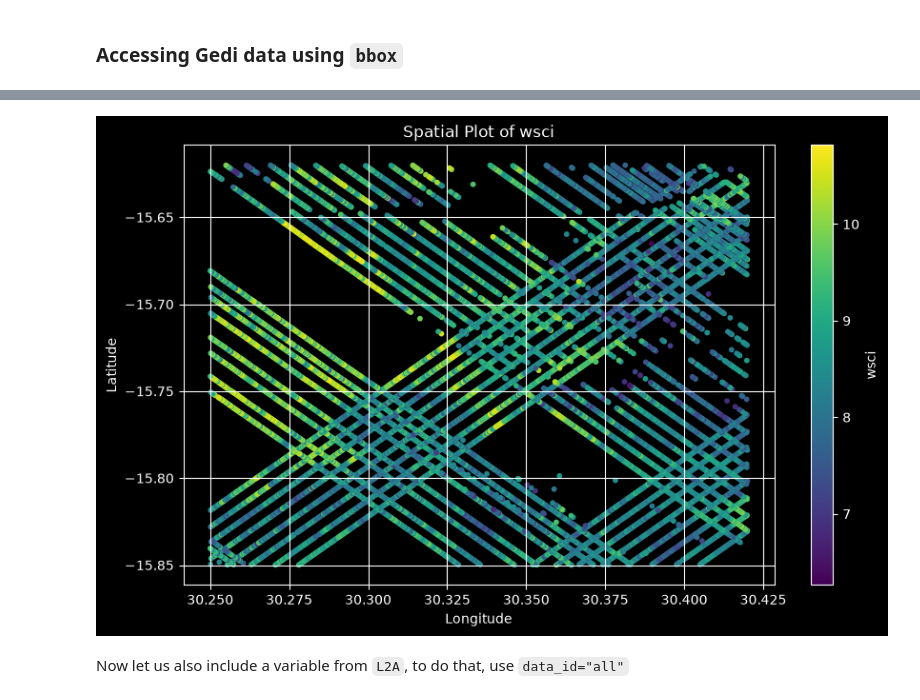
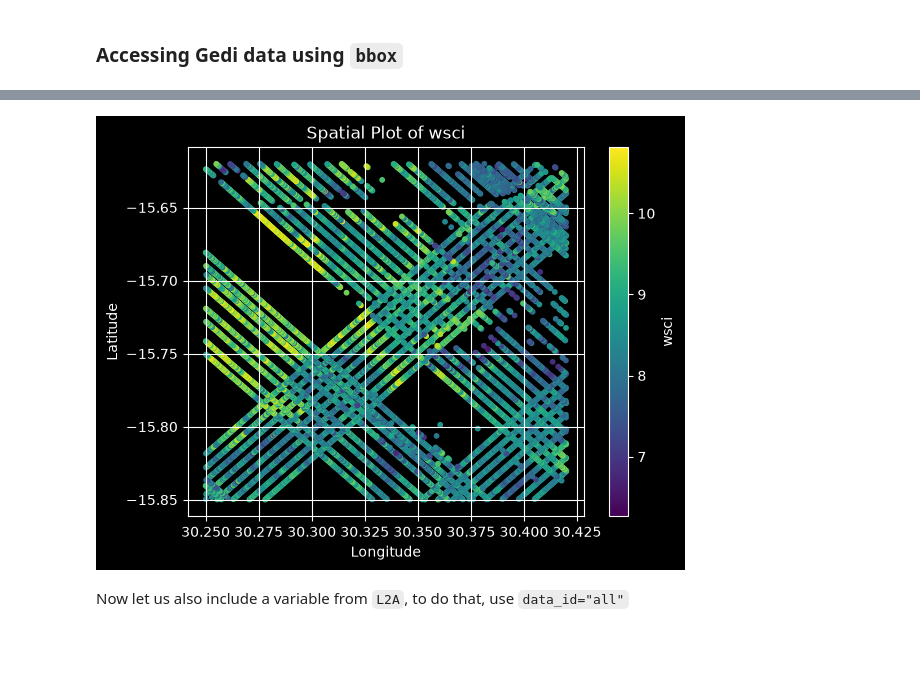
Before and after one commit to xcube-dev/xcube-gedidb, a Jupyter notebook: examples/notebooks/gedi_data_store.ipynb, the cells around one changed output, grey strips where cells are left out. Saved outputs shown, nothing was run; the diff lists cells and outputs as text; code cells hidden in the pictures; blank space fills up the shorter version.

```diff
--- a/examples/notebooks/gedi_data_store.ipynb
+++ b/examples/notebooks/gedi_data_store.ipynb
@@ -95,20 +81,17 @@ Data variables:
 # %%
 lat = gedi_data['latitude'].values
 lon = gedi_data['longitude'].values
 agbd = gedi_data['wsci'].values
 
-
-import matplotlib.pyplot as plt
-plt.figure(figsize=(10, 6))
 sc = plt.scatter(lon, lat, c=agbd, cmap='viridis', s=10)
 plt.colorbar(sc, label='wsci')
 plt.xlabel('Longitude')
 plt.ylabel('Latitude')
 plt.title('Spatial Plot of wsci')
 plt.grid(True)
 plt.show()
 # %% [output]
-[figure, old version]
+[figure, new version]
 # %% [markdown]
 Now let us also include a variable from `L2A`, to do that, use `data_id="all"`
 # %%
```
Also changed, not shown: parts of 13 cells of this notebook, 9 other files.
